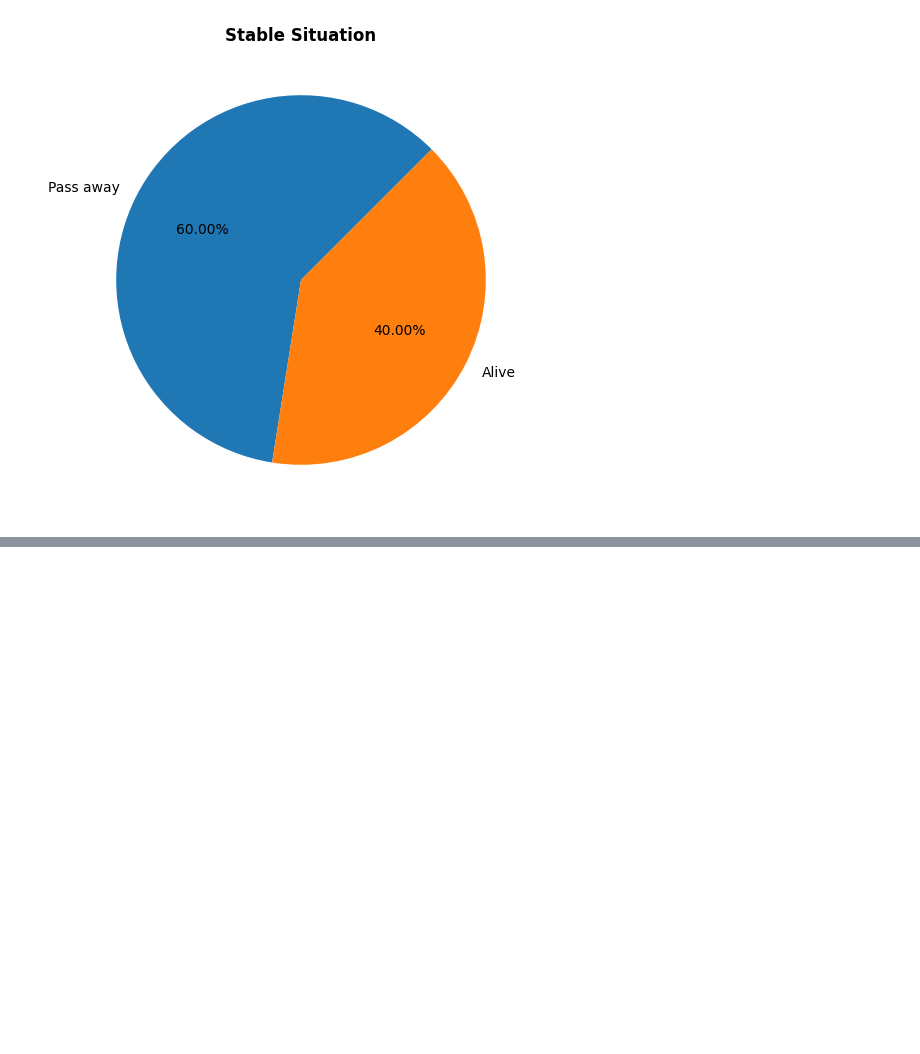
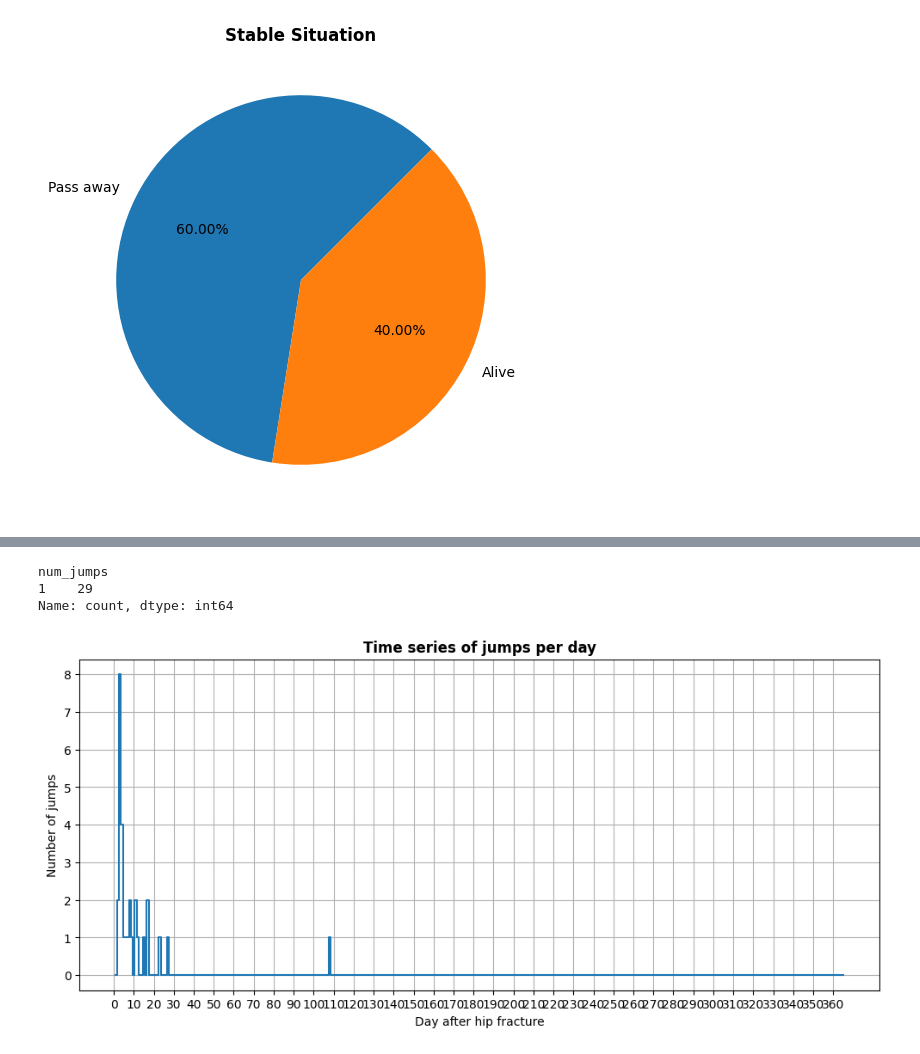
Before and after one commit to SaraGhR/hip-fracture-care-episodes, a Jupyter notebook: hip_fracture_analyzing_clustering.ipynb, the cells around one changed output, grey strips where cells are left out. Drawn from its saved outputs; the diff is of its cells as text; code cells hidden in the pictures; blank space fills up the shorter version.

```diff
--- a/hip_fracture_analyzing_clustering.ipynb
+++ b/hip_fracture_analyzing_clustering.ipynb
@@ -146,0 +145,3 @@ Name: count, dtype: int64
+# %%
+OGW = df[df["cluster"]=="Only gets worse"]
+OGW
@@ -146,0 +170,16 @@ Name: count, dtype: int64
+# %%
+# Function to get jumps info
+def get_jumps(row):
+    values = row.values
+    diffs = np.diff(values)
+
+    jump_days = np.where(diffs > 0)[0] + 2  # +2 : diff shifts (1) and day starts at S1
+    num_jumps = len(jump_days)
+
+    return pd.Series([num_jumps, jump_days], index=["num_jumps", "jump_days"])
+
+# delet ID and cluster
+jump_info = OGW.drop(["ID", "cluster"], axis=1).apply(get_jumps, axis=1)
+
+# Show result
+jump_info.head()
@@ -146,0 +193,29 @@ Name: count, dtype: int64
+# %%
+print(jump_info["num_jumps"].value_counts())
+# %% [output]
+num_jumps
+1    29
+Name: count, dtype: int64
+# %%
+from collections import Counter
+
+all_jump_days = [day for sublist in jump_info["jump_days"] for day in sublist]
+day_counts = Counter(all_jump_days)
+
+days = np.arange(1, 366)
+jump_per_day = [day_counts.get(d, 0) for d in days]
+
+plt.figure(figsize=(12,5))
+plt.plot(days, jump_per_day, drawstyle='steps-mid')
+plt.xlabel("Day after hip fracture")
+plt.ylabel("Number of jumps")
+plt.title("Time series of jumps per day", fontweight='bold')
+
+max_x = int(np.max(days))
+xticks = np.arange(0, max_x+1, 10)
+plt.xticks(xticks)
+
+plt.grid(True)
+plt.show()
+# %% [output]
+[figure, added]
```
Also changed, not shown: parts of 7 cells of this notebook.
